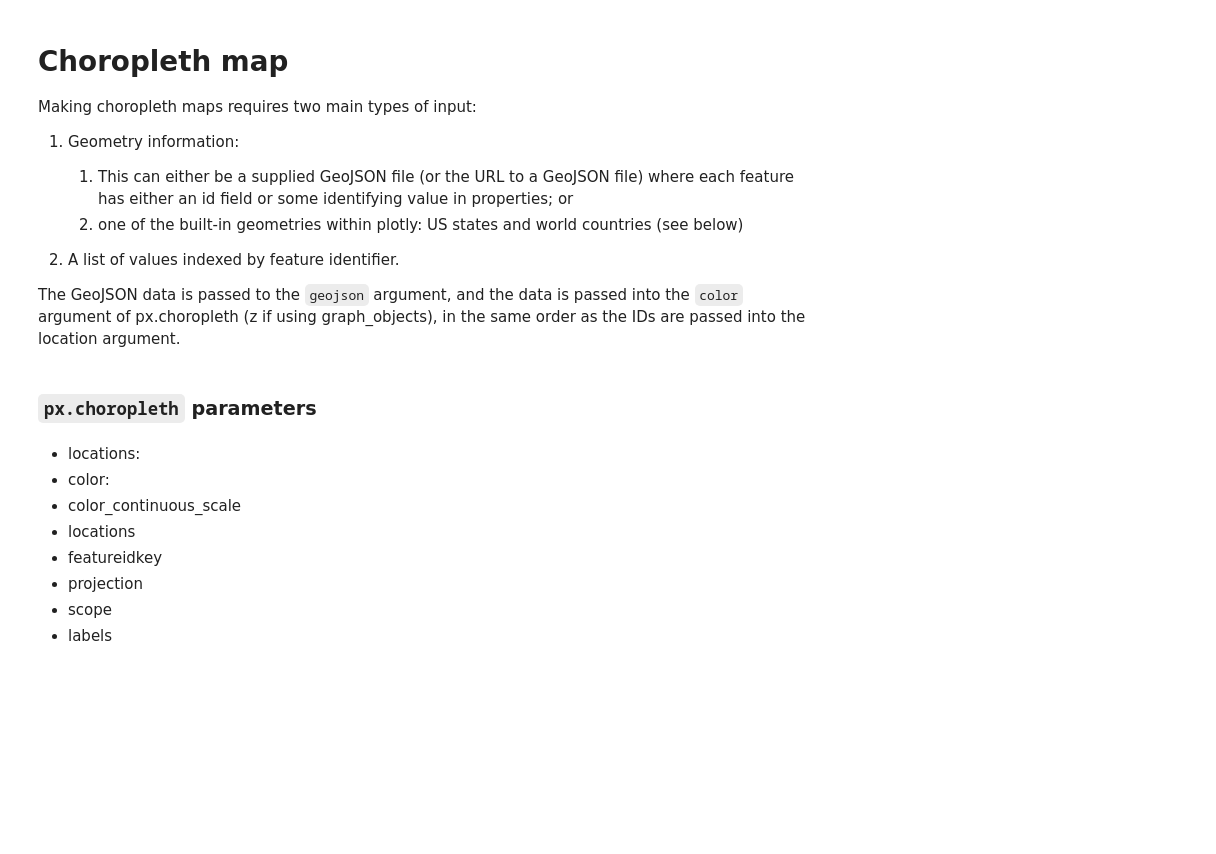
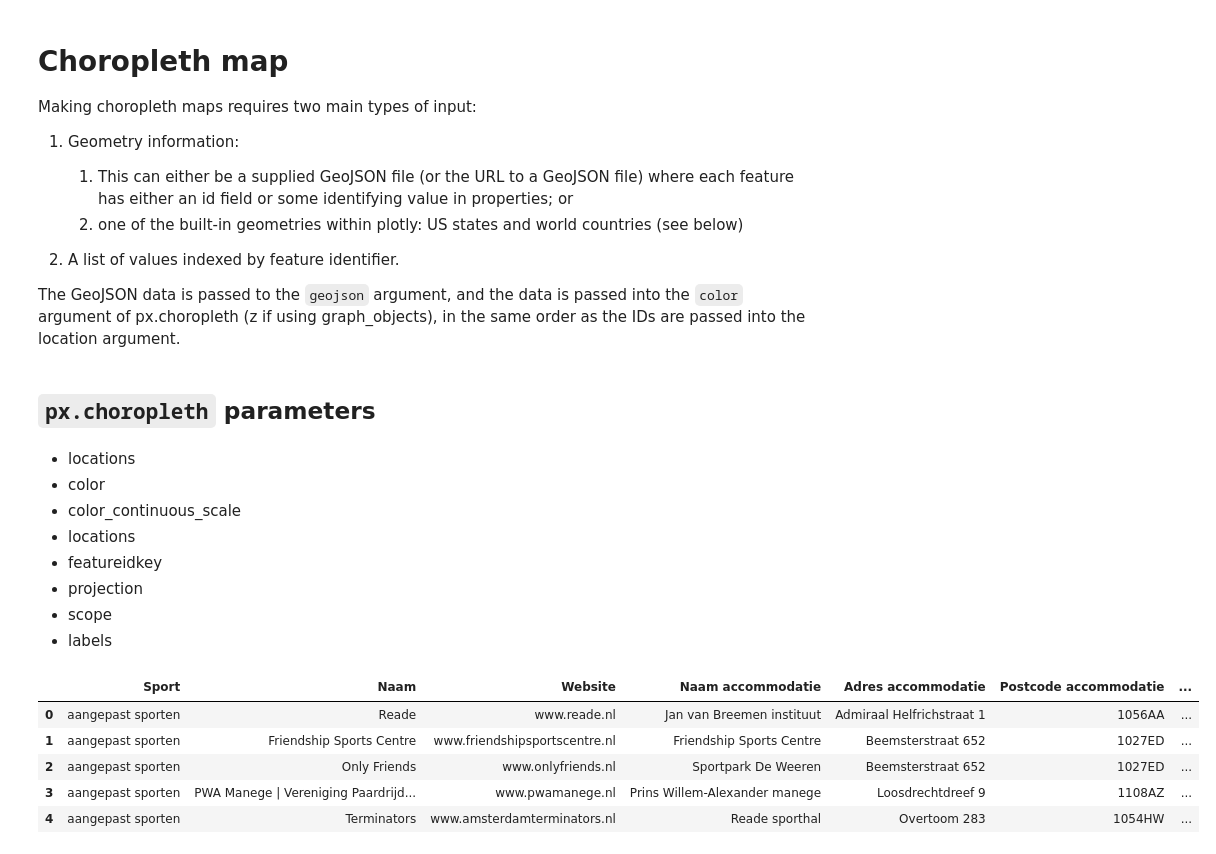
Before and after one commit to modiem/data-visualisation, a Jupyter notebook: notebooks/sports-visual.ipynb, the cells around one changed output. Cells and saved outputs as stored; diff of their text form; code cells hidden in the pictures; blank space fills up the shorter version.

Commit message:
choropleth: plotly, folium

```diff
--- a/notebooks/sports-visual.ipynb
+++ b/notebooks/sports-visual.ipynb
@@ -45,14 +45,24 @@ df = df[~df["district_code"].isna()]
 ### save csv to csv
 # df.to_csv("../data/sports_provider_Amsterdam.csv", index=False)
 # %% [markdown]
-### `px.choropleth` parameters
+## `px.choropleth` parameters
 # %% [markdown]
-- locations:
-- color:
+- locations
+- color
 - color_continuous_scale
 - locations
 - featureidkey
 - projection
 - scope
 - labels
+# %%
+df = pd.read_csv("../data/sports_provider_Amsterdam.csv")
+df.head()
+# %% [output]
+|  | Sport | Naam | Website | Naam accommodatie | Adres accommodatie | Postcode accommodatie | ... |
+| 0 | aangepast sporten | Reade | www.reade.nl | Jan van Breemen instituut | Admiraal Helfrichstraat 1 | 1056AA | ... |
+| 1 | aangepast sporten | Friendship Sports Centre | www.friendshipsportscentre.nl | Friendship Sports Centre | Beemsterstraat 652 | 1027ED | ... |
+| 2 | aangepast sporten | Only Friends | www.onlyfriends.nl | Sportpark De Weeren | Beemsterstraat 652 | 1027ED | ... |
+| 3 | aangepast sporten | PWA Manege | Vereniging Paardrijd... | www.pwamanege.nl | Prins Willem-Alexander manege | Loosdrechtdreef 9 | 1108AZ | ... |
+| 4 | aangepast sporten | Terminators | www.amsterdamterminators.nl | Reade sporthal | Overtoom 283 | 1054HW | ... |
 # %%
```
Also changed, not shown: parts of 15 cells of this notebook, 2 other files.
